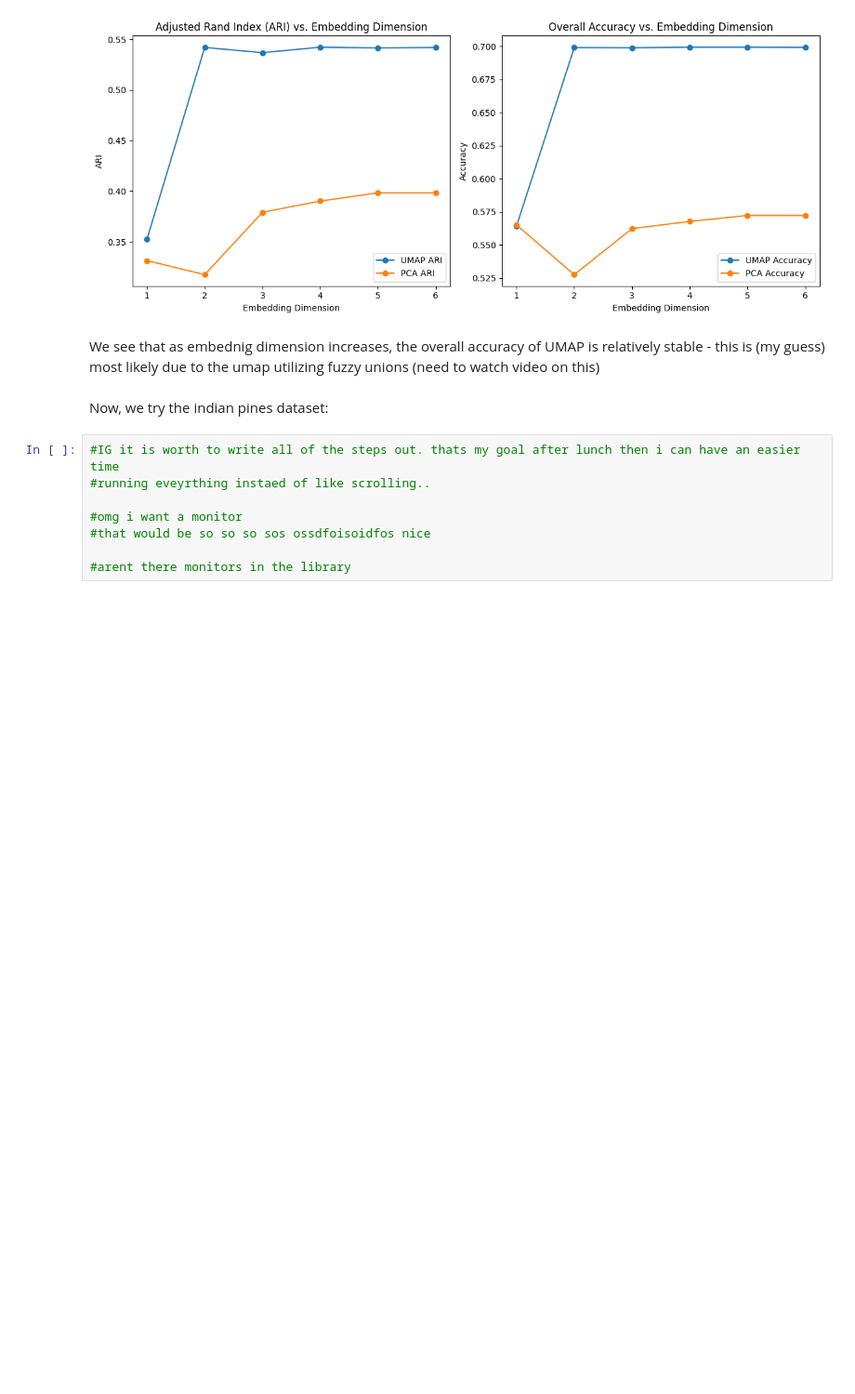
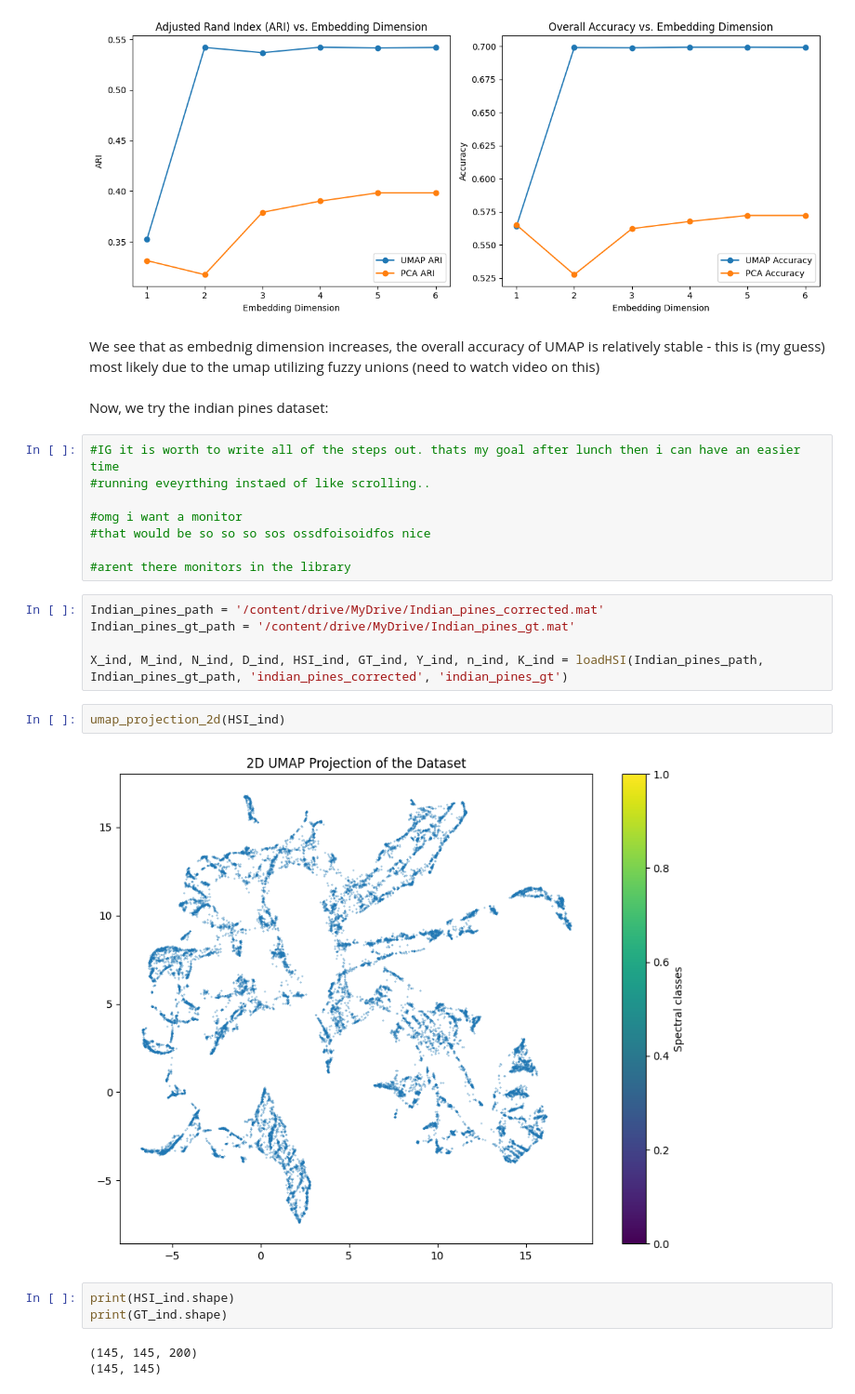
Before and after one commit to seolibek/Tufts2024, a Jupyter notebook: umap_trial.ipynb, the cells around one changed output. Shown at 93% size. Cells and saved outputs as stored; diff of their text form; blank space fills up the shorter version.

Commit message:
updated indian pines

```diff
--- a/umap_trial.ipynb
+++ b/umap_trial.ipynb
@@ -412,3 +402,18 @@ Now, we try the indian pines dataset:
 #that would be so so so sos ossdfoisoidfos nice
 
 #arent there monitors in the library
+# %%
+Indian_pines_path = '/content/drive/MyDrive/Indian_pines_corrected.mat'
+Indian_pines_gt_path = '/content/drive/MyDrive/Indian_pines_gt.mat'
+
+X_ind, M_ind, N_ind, D_ind, HSI_ind, GT_ind, Y_ind, n_ind, K_ind = loadHSI(Indian_pines_path, Indian_pines_gt_path, 'indian_pines_corrected', 'indian_pines_gt')
+# %%
+umap_projection_2d(HSI_ind)
+# %% [output]
+[figure, added]
+# %%
+print(HSI_ind.shape)
+print(GT_ind.shape)
+# %% [output]
+(145, 145, 200)
+(145, 145)
```
Also changed, not shown: parts of 31 cells of this notebook.
